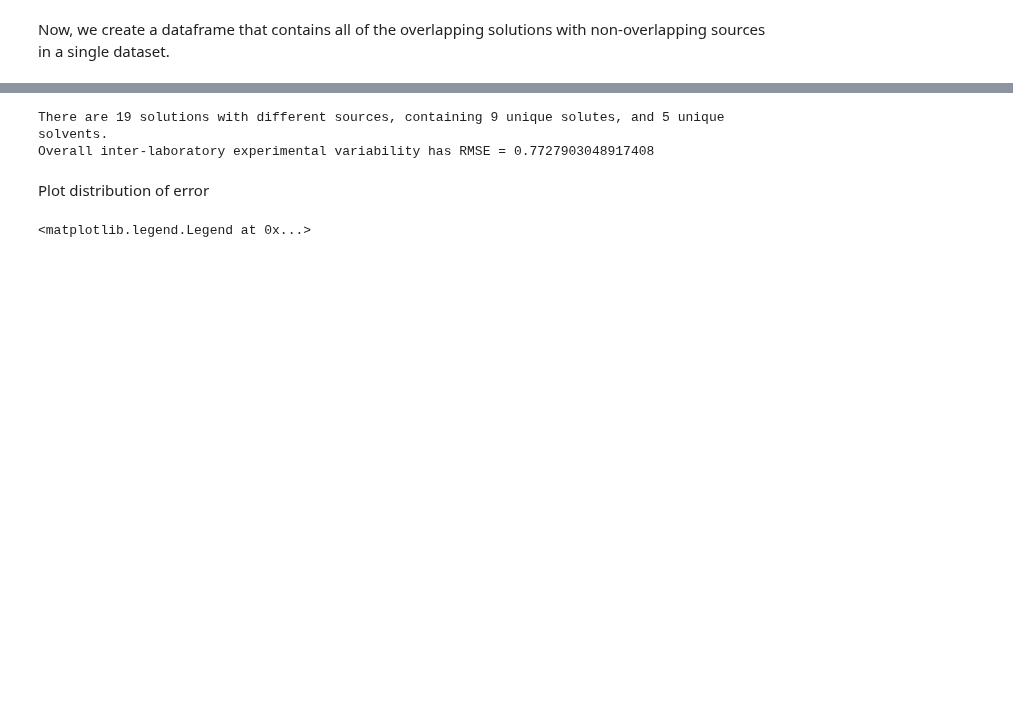
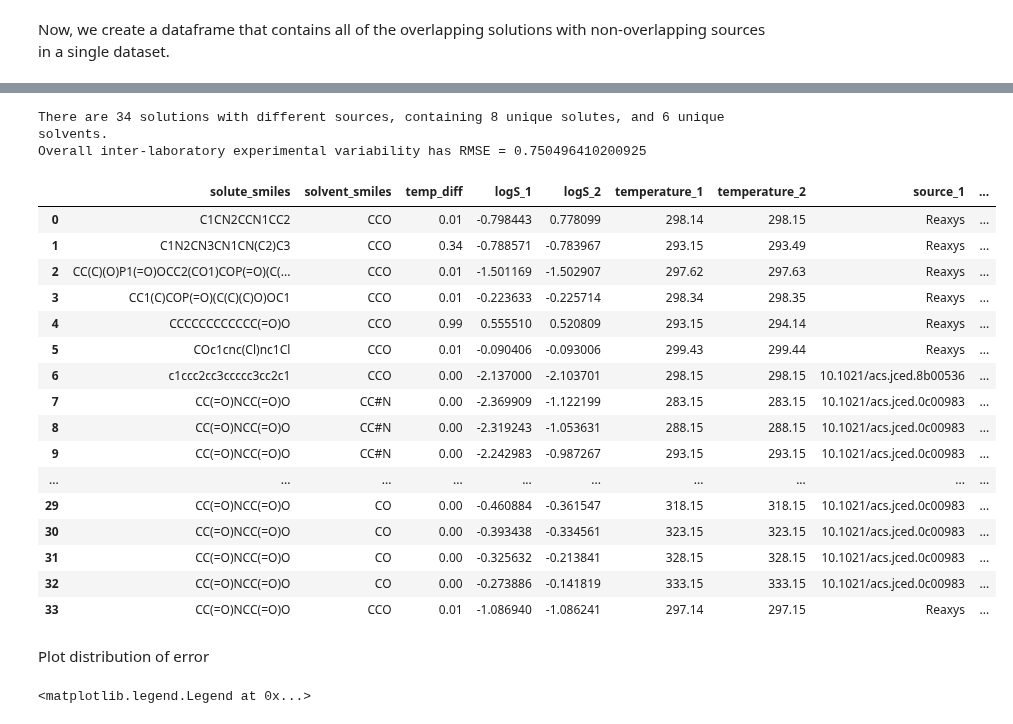
Before and after one commit to JacksonBurns/fastsolv, a Jupyter notebook: paper/analysis/experimental_variability.ipynb, the cells around one changed output, grey strips where cells are left out. Cells and saved outputs as stored; diff of their text form; code cells hidden in the pictures; blank space fills up the shorter version.

```diff
--- a/paper/analysis/experimental_variability.ipynb
+++ b/paper/analysis/experimental_variability.ipynb
@@ -150,16 +61,57 @@ final_df
 # %%
-#final_df = final_df.sort_values(by='squared_residual', ascending=False).iloc[1:] #drop outlier
+merged_dfs = [
+    (bigsol_leeds, 'bigsol', 'leeds'),
+    (bigsol_solprop, 'solprop', 'bigsol'),
+    (solprop_leeds, 'solprop', 'leeds'),
+]
+
+final_dfs = []
+
+for df_tuple in merged_dfs:
+    df, name1, name2 = df_tuple
+
+    df_final = df[['solute_smiles', 'solvent_smiles', 'temp_diff',
+                   'logS_1', 'logS_2',
+                   'temperature_1', 'temperature_2',
+                   'source_1', 'source_2']].copy()
+
+    df_final['dataset1'] = name1
+    df_final['dataset2'] = name2
+
+    final_dfs.append(df_final)
+
+# Concatenate all merged dataframes
+final_df = pd.concat(final_dfs, ignore_index=True)
+final_df['squared_residual'] = (final_df['logS_1'] - final_df['logS_2'])**2
+
 
 unique_solvents = final_df['solvent_smiles'].nunique()
 unique_solutes = final_df['solute_smiles'].nunique()
-
 print("There are " +str(len(final_df)) + " solutions with different sources, containing " + str(unique_solutes) + " unique solutes, and " + str(unique_solvents) + " unique solvents.")
-
 RMSE = np.sqrt(mean_squared_error(final_df["logS_1"], final_df["logS_2"]))
 print("Overall inter-laboratory experimental variability has RMSE = " + f"{RMSE}")
+final_df.to_csv(path_or_buf=r"C:\Users\ChemeGrad2021\Documents\highsol\different_sources.csv")
+final_df
 # %% [output]
-There are 19 solutions with different sources, containing 9 unique solutes, and 5 unique solvents.
-Overall inter-laboratory experimental variability has RMSE = 0.7727903048917408
+There are 34 solutions with different sources, containing 8 unique solutes, and 6 unique solvents.
+Overall inter-laboratory experimental variability has RMSE = 0.750496410200925
+|  | solute_smiles | solvent_smiles | temp_diff | logS_1 | logS_2 | temperature_1 | temperature_2 | source_1 | ... |
+| 0 | C1CN2CCN1CC2 | CCO | 0.01 | -0.798443 | 0.778099 | 298.14 | 298.15 | Reaxys | ... |
+| 1 | C1N2CN3CN1CN(C2)C3 | CCO | 0.34 | -0.788571 | -0.783967 | 293.15 | 293.49 | Reaxys | ... |
+| 2 | CC(C)(O)P1(=O)OCC2(CO1)COP(=O)(C(... | CCO | 0.01 | -1.501169 | -1.502907 | 297.62 | 297.63 | Reaxys | ... |
+| 3 | CC1(C)COP(=O)(C(C)(C)O)OC1 | CCO | 0.01 | -0.223633 | -0.225714 | 298.34 | 298.35 | Reaxys | ... |
+| 4 | CCCCCCCCCCCC(=O)O | CCO | 0.99 | 0.555510 | 0.520809 | 293.15 | 294.14 | Reaxys | ... |
+| 5 | COc1cnc(Cl)nc1Cl | CCO | 0.01 | -0.090406 | -0.093006 | 299.43 | 299.44 | Reaxys | ... |
+| 6 | c1ccc2cc3ccccc3cc2c1 | CCO | 0.00 | -2.137000 | -2.103701 | 298.15 | 298.15 | 10.1021/acs.jced.8b00536 | ... |
+| 7 | CC(=O)NCC(=O)O | CC#N | 0.00 | -2.369909 | -1.122199 | 283.15 | 283.15 | 10.1021/acs.jced.0c00983 | ... |
+| 8 | CC(=O)NCC(=O)O | CC#N | 0.00 | -2.319243 | -1.053631 | 288.15 | 288.15 | 10.1021/acs.jced.0c00983 | ... |
+| 9 | CC(=O)NCC(=O)O | CC#N | 0.00 | -2.242983 | -0.987267 | 293.15 | 293.15 | 10.1021/acs.jced.0c00983 | ... |
+| ... | ... | ... | ... | ... | ... | ... | ... | ... | ... |
+| 29 | CC(=O)NCC(=O)O | CO | 0.00 | -0.460884 | -0.361547 | 318.15 | 318.15 | 10.1021/acs.jced.0c00983 | ... |
+| 30 | CC(=O)NCC(=O)O | CO | 0.00 | -0.393438 | -0.334561 | 323.15 | 323.15 | 10.1021/acs.jced.0c00983 | ... |
+| 31 | CC(=O)NCC(=O)O | CO | 0.00 | -0.325632 | -0.213841 | 328.15 | 328.15 | 10.1021/acs.jced.0c00983 | ... |
+| 32 | CC(=O)NCC(=O)O | CO | 0.00 | -0.273886 | -0.141819 | 333.15 | 333.15 | 10.1021/acs.jced.0c00983 | ... |
+| 33 | CC(=O)NCC(=O)O | CCO | 0.01 | -1.086940 | -1.086241 | 297.14 | 297.15 | Reaxys | ... |
 # %% [markdown]
 Plot distribution of error
 # %%
```
Also changed, not shown: parts of 18 cells of this notebook.
